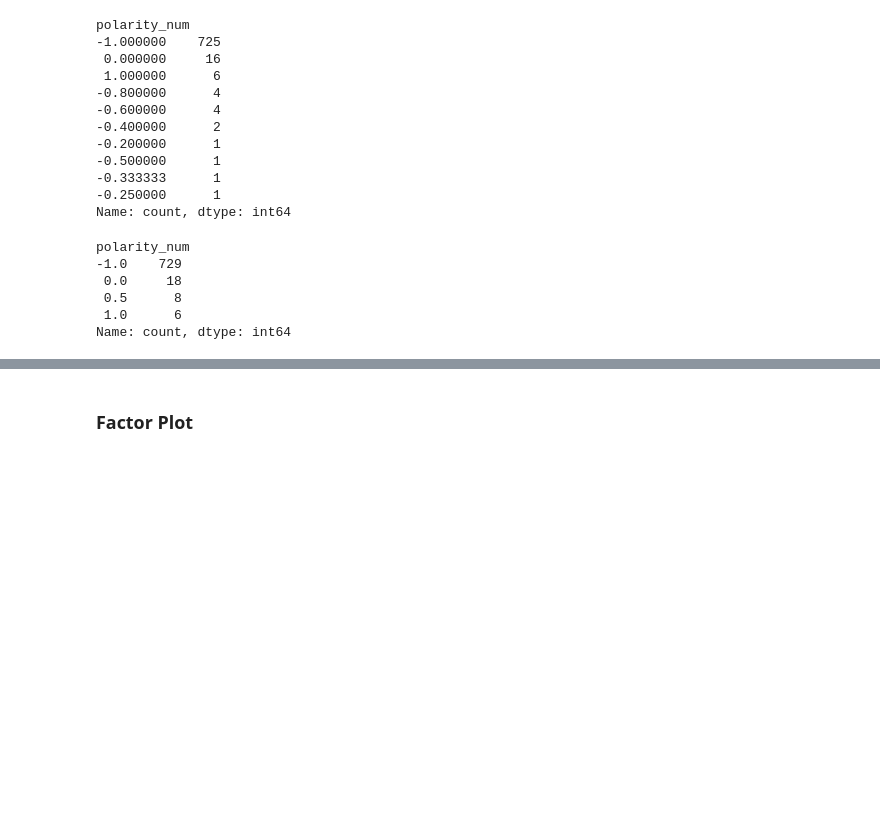
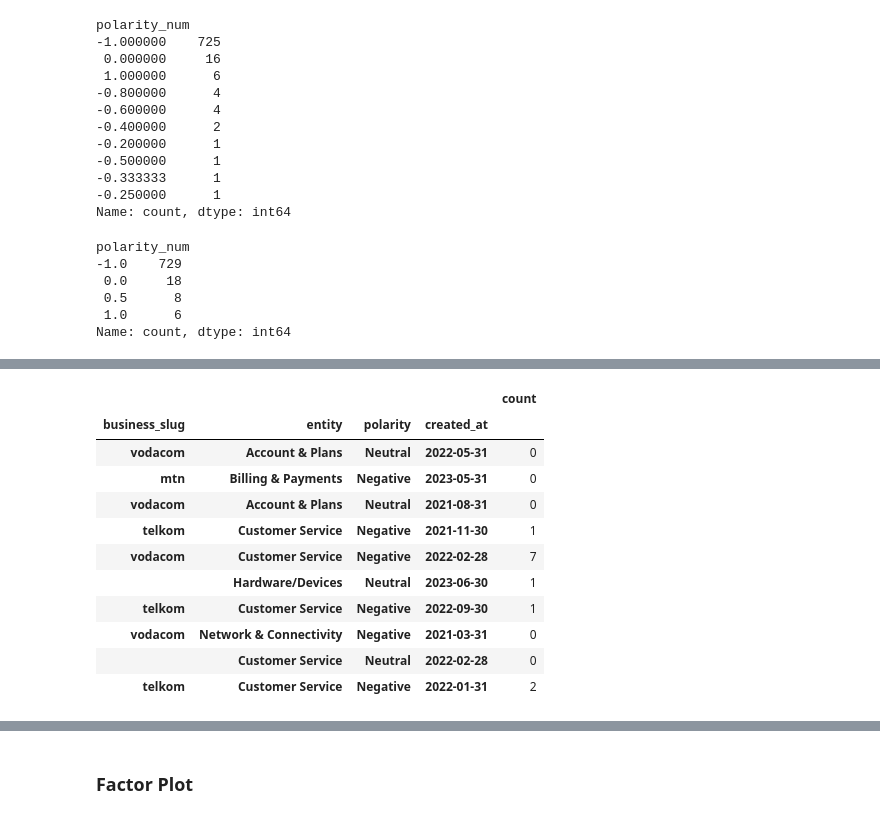
Before and after one commit to JohnnyFoulds/dsm050-2023-apr, a Jupyter notebook: notebooks/03_coursework/03-04_time_series.ipynb, the cells around one changed output, grey strips where cells are left out. Cells and saved outputs as stored; diff of their text form; code cells hidden in the pictures; blank space fills up the shorter version.

```diff
--- a/notebooks/03_coursework/03-04_time_series.ipynb
+++ b/notebooks/03_coursework/03-04_time_series.ipynb
@@ -457,0 +483,25 @@ Name: count, dtype: int64
+# %%
+df_hp_entity_polarity = df_hp_entity_count \
+    .groupby([
+        'business_slug',
+        'entity',
+        'polarity']) \
+    .resample('M', on='created_at') \
+    [['id']] \
+    .count() \
+    .rename(columns={'id': 'count'})
+
+df_hp_entity_polarity.sample(10)
+# %% [output]
+|  |  |  |  | count |
+| business_slug | entity | polarity | created_at |  |
+| vodacom | Account & Plans | Neutral | 2022-05-31 | 0 |
+| mtn | Billing & Payments | Negative | 2023-05-31 | 0 |
+| vodacom | Account & Plans | Neutral | 2021-08-31 | 0 |
+| telkom | Customer Service | Negative | 2021-11-30 | 1 |
+| vodacom | Customer Service | Negative | 2022-02-28 | 7 |
+|  | Hardware/Devices | Neutral | 2023-06-30 | 1 |
+| telkom | Customer Service | Negative | 2022-09-30 | 1 |
+| vodacom | Network & Connectivity | Negative | 2021-03-31 | 0 |
+|  | Customer Service | Neutral | 2022-02-28 | 0 |
+| telkom | Customer Service | Negative | 2022-01-31 | 2 |
```
Also changed, not shown: parts of 3 cells of this notebook.
